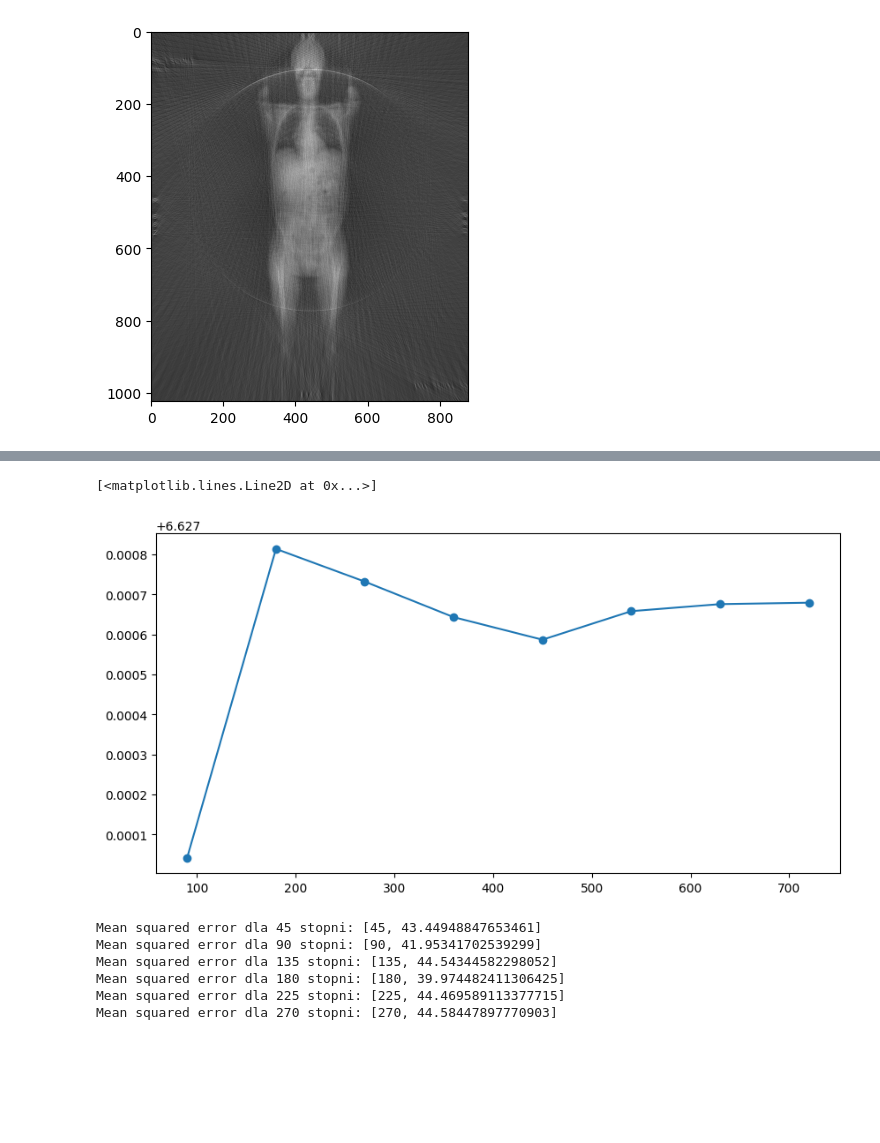
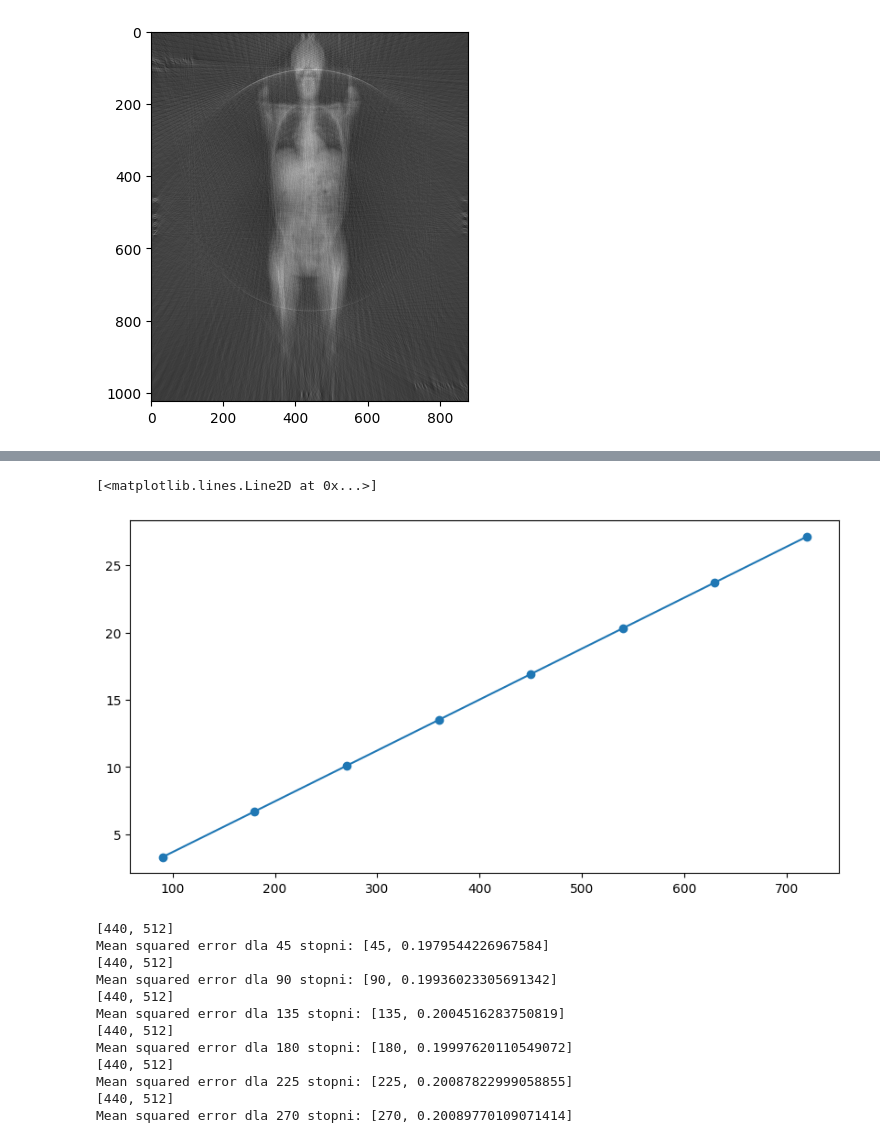
Before and after one commit to mr-SCWN/Informatyka-w-medycynie, a Jupyter notebook: Tomograf/nasz.ipynb, the cells around one changed output, grey strips where cells are left out. Saved outputs shown, nothing was run; the diff lists cells and outputs as text; code cells hidden in the pictures; blank space fills up the shorter version.

```diff
--- a/Tomograf/nasz.ipynb
+++ b/Tomograf/nasz.ipynb
@@ -362,11 +362,11 @@ def scale_brightness(image1):
 # %%
 # Eksperyment proszę przeprowadzić na tym samym obrazie (nie może być to jednak obraz trywialny typu kółko lub dwa kwadraty). Proszę rozważyć jego następujące warianty (parametry, które nie są modyfikowane, powinny mieć wartości domyślne): liczba detektorów zmienia się od 90 do 720 z krokiem 90,
 result = []
-
+original_image = scale_brightness(original_image)
 for i in range(90, 721, 90):
     sinogram, lines = picture2sinogram(original_image, width, i, alpha)
     reconstructed, _ = back_projection(original_image, sinogram, lines, False)
-    scale_brightness(reconstructed, original_image)
+    scale_brightness(reconstructed)
     result.append([i, math.sqrt(mean_squared_error(original_image, reconstructed))])
     print(f"Mean squared error dla {i} detektorów: {result[-1]}")
 # %% [output]
@@ -374,10 +389,10 @@ TypeError: scale_brightness() takes 1 positional argument but 2 were given
 # %%
 plt.figure(figsize=(10, 5))
-plt.scatter([x[0] for x in result], [math.sqrt(x[1]) for x in result])
-plt.plot([x[0] for x in result], [math.sqrt(x[1]) for x in result])
+plt.scatter([x[0] for x in result], [x[1] for x in result])
+plt.plot([x[0] for x in result], [x[1] for x in result])
 # %% [output]
 [<matplotlib.lines.Line2D at 0x...>]
-[figure, old version]
+[figure, new version]
 # %%
 # Eksperyment proszę przeprowadzić na tym samym obrazie (nie może być to jednak obraz trywialny typu kółko lub dwa kwadraty). Proszę rozważyć jego następujące warianty (parametry, które nie są modyfikowane, powinny mieć wartości domyślne): rozpiętość wachlarza zmienia się od 45 do 270 stopni z krokiem 45 stopni.
 
@@ -386,15 +401,22 @@ result_2 = []
 for i in range(45, 271, 45):
     sinogram, lines = picture2sinogram(original_image, width, detector_amount, i)
     reconstructed, _ = back_projection(original_image, sinogram, lines, False)
-    scale_brightness(reconstructed, original_image)
+    reconstructed = scale_brightness(reconstructed)
+
     result_2.append([i, math.sqrt(mean_squared_error(original_image, reconstructed))])
     print(f"Mean squared error dla {i} stopni: {result_2[-1]}")
 # %% [output]
-Mean squared error dla 45 stopni: [45, 43.44948847653461]
-Mean squared error dla 90 stopni: [90, 41.95341702539299]
-Mean squared error dla 135 stopni: [135, 44.54344582298052]
-Mean squared error dla 180 stopni: [180, 39.974482411306425]
-Mean squared error dla 225 stopni: [225, 44.469589113377715]
-Mean squared error dla 270 stopni: [270, 44.58447897770903]
+[440, 512]
+Mean squared error dla 45 stopni: [45, 0.1979544226967584]
+[440, 512]
+Mean squared error dla 90 stopni: [90, 0.19936023305691342]
+[440, 512]
+Mean squared error dla 135 stopni: [135, 0.2004516283750819]
+[440, 512]
+Mean squared error dla 180 stopni: [180, 0.19997620110549072]
+[440, 512]
+Mean squared error dla 225 stopni: [225, 0.20087822999058855]
+[440, 512]
+Mean squared error dla 270 stopni: [270, 0.20089770109071414]
 # %%
 plt.figure(figsize=(10, 5))
```
Also changed, not shown: parts of 5 cells of this notebook.
